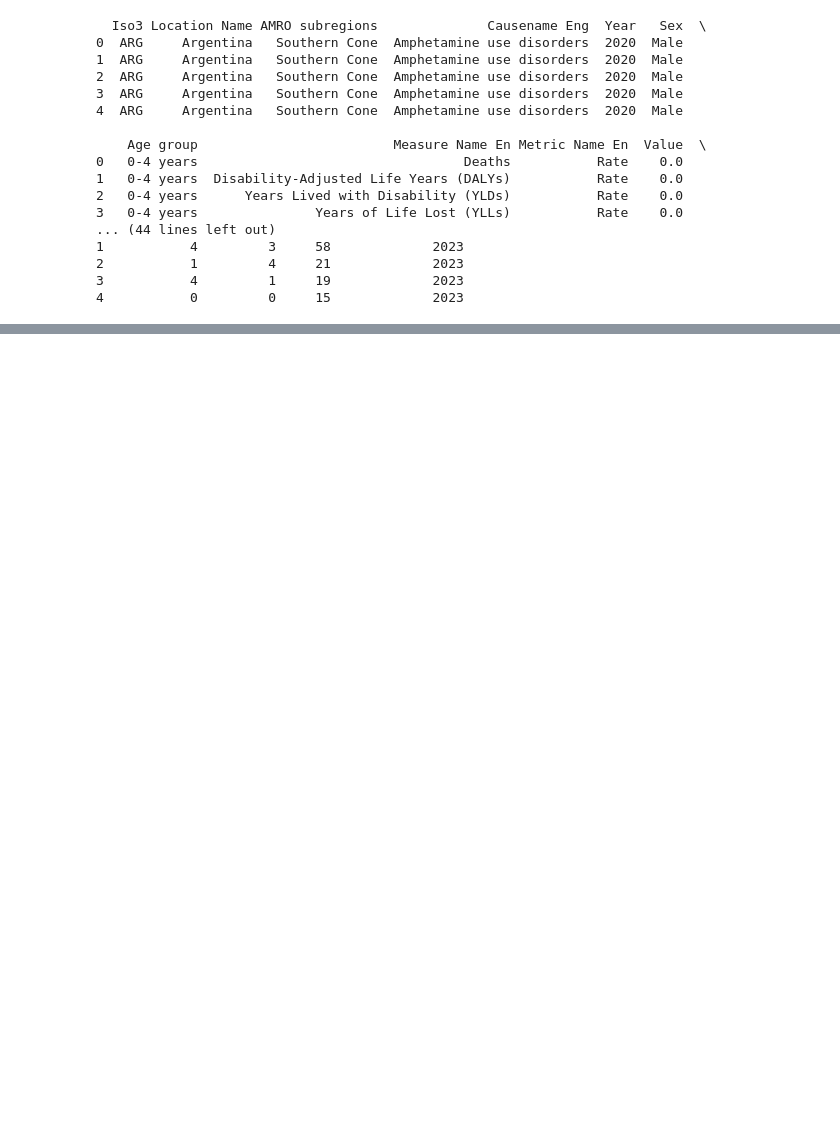
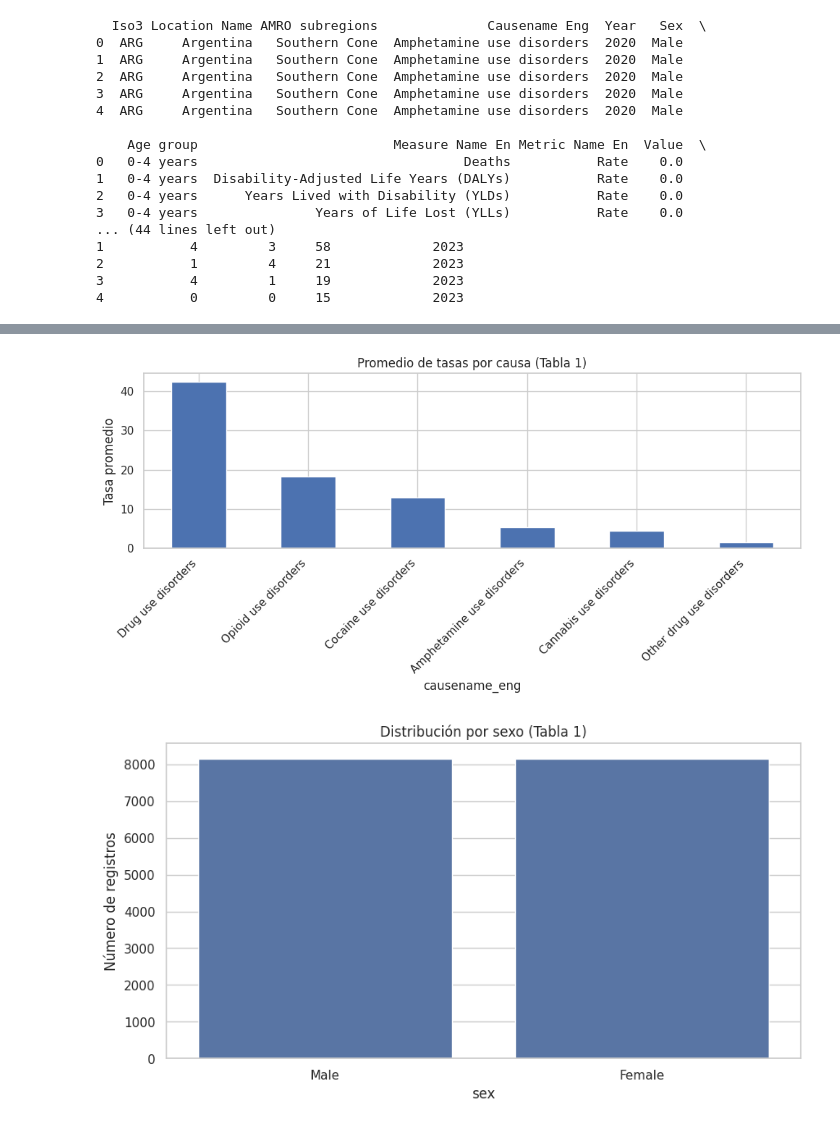
Before and after one commit to MARIAFER0596/Proyecto-Gesti-n-y-Almacenamiento-de-Datos-equipo-4, a Jupyter notebook: Proyecto_GYAD.ipynb, the cells around one changed output, grey strips where cells are left out. Saved outputs shown, nothing was run; the diff lists cells and outputs as text; code cells hidden in the pictures; blank space fills up the shorter version.

```diff
--- a/Proyecto_GYAD.ipynb
+++ b/Proyecto_GYAD.ipynb
@@ -112,0 +321,31 @@ df1.head(20)
+# %%
+import pandas as pd
+import matplotlib.pyplot as plt
+import seaborn as sns
+
+
+# Configuración de estilo
+sns.set(style="whitegrid")
+plt.rcParams["figure.figsize"] = (10,5)
+
+# ==============================
+# TABLA 1 - EDA
+# ==============================
+
+# Promedio de tasas por causa
+tabla1.groupby("causename_eng")["value"].mean().sort_values(ascending=False).plot(
+    kind="bar", title="Promedio de tasas por causa (Tabla 1)"
+)
+plt.ylabel("Tasa promedio")
+plt.xticks(rotation=45, ha="right")
+plt.tight_layout()
+plt.show()
+
+# Distribución por sexo
+sns.countplot(x="sex", data=tabla1)
+plt.title("Distribución por sexo (Tabla 1)")
+plt.ylabel("Número de registros")
+plt.show()
+# %% [output]
+[figure, added]
+[figure, added]
```
Also changed, not shown: parts of 18 cells of this notebook.
